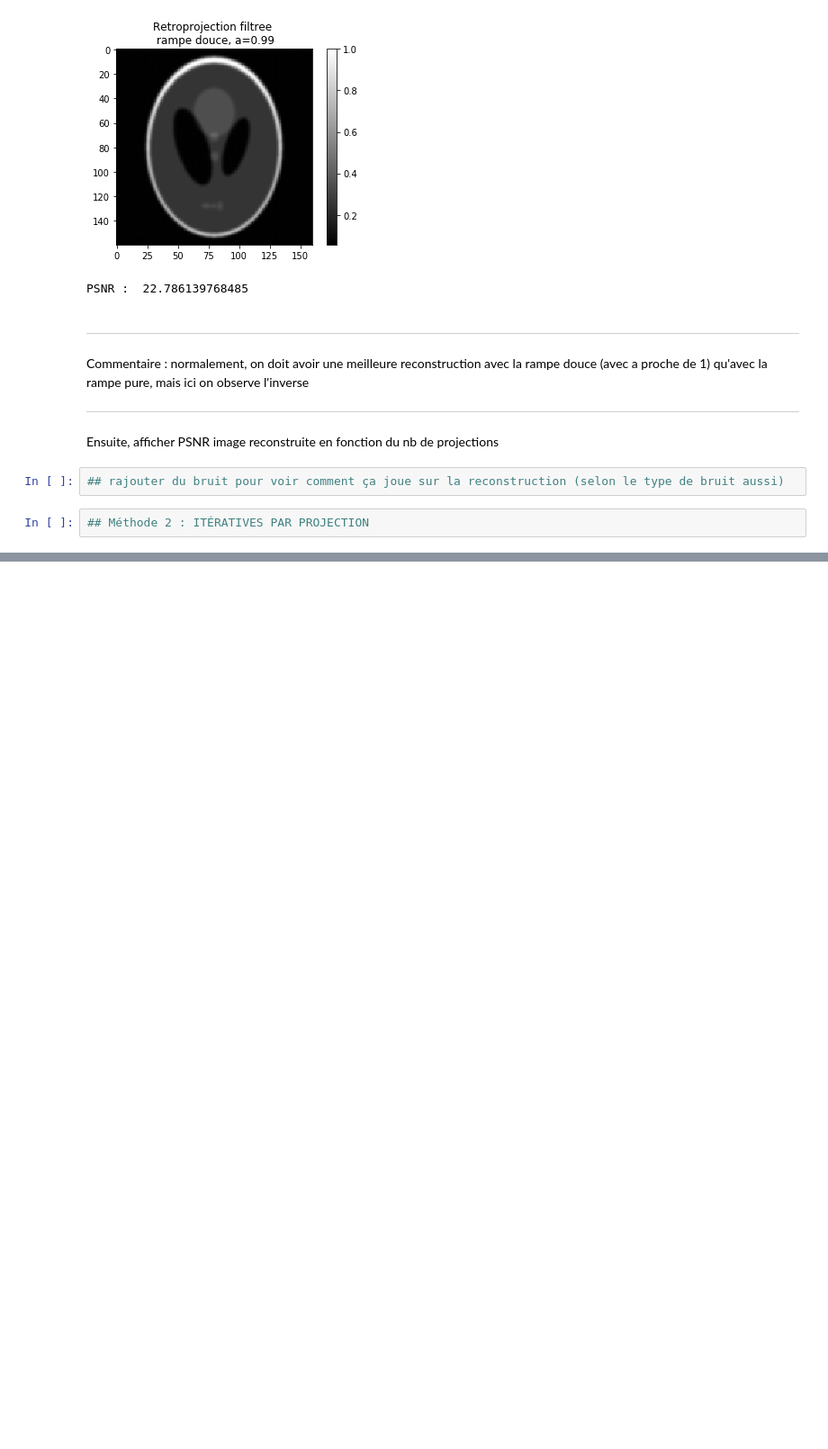
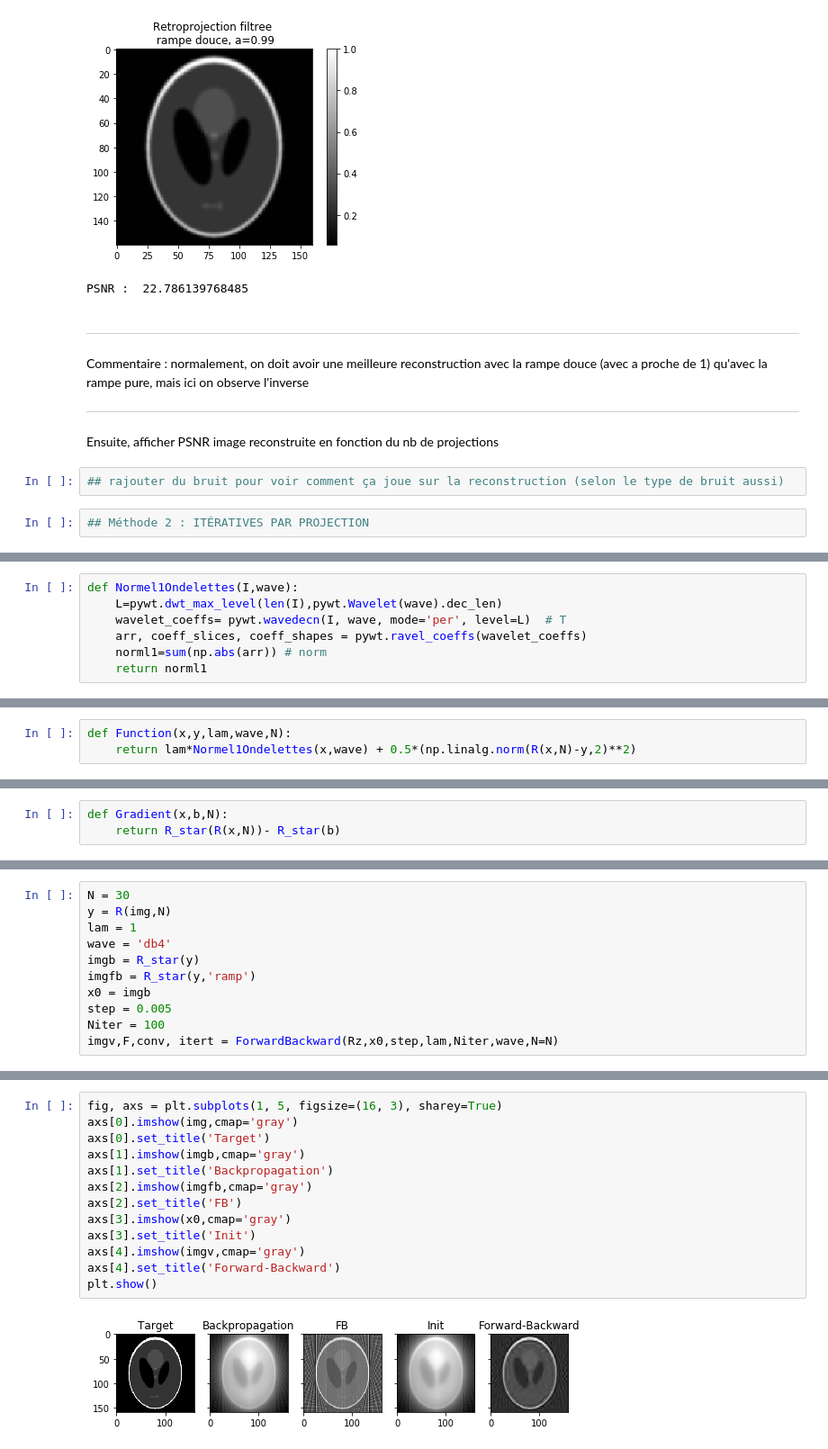
Before and after one commit to SimonTreil/Tomographie, a Jupyter notebook: Projet_Tomo_Zaza_1512.ipynb, the cells around one changed output, grey strips where cells are left out. Shown at 90% size. Saved outputs shown, nothing was run; the diff lists cells and outputs as text; blank space fills up the shorter version.

```diff
--- a/Projet_Tomo_Zaza_1512.ipynb
+++ b/Projet_Tomo_Zaza_1512.ipynb
@@ -581,0 +616,7 @@ Ensuite, afficher PSNR image reconstruite en fonction du nb de projections
+# %%
+def Normel1Ondelettes(I,wave):
+    L=pywt.dwt_max_level(len(I),pywt.Wavelet(wave).dec_len)
+    wavelet_coeffs= pywt.wavedecn(I, wave, mode='per', level=L)  # T
+    arr, coeff_slices, coeff_shapes = pywt.ravel_coeffs(wavelet_coeffs)
+    norml1=sum(np.abs(arr)) # norm
+    return norml1
@@ -581,0 +625,3 @@ Ensuite, afficher PSNR image reconstruite en fonction du nb de projections
+# %%
+def Function(x,y,lam,wave,N):
+    return lam*Normel1Ondelettes(x,wave) + 0.5*(np.linalg.norm(R(x,N)-y,2)**2)
@@ -581,0 +630,3 @@ Ensuite, afficher PSNR image reconstruite en fonction du nb de projections
+# %%
+def Gradient(x,b,N):
+    return R_star(R(x,N))- R_star(b)
@@ -581,0 +659,11 @@ Ensuite, afficher PSNR image reconstruite en fonction du nb de projections
+# %%
+N = 30
+y = R(img,N)
+lam = 1
+wave = 'db4'
+imgb = R_star(y)
+imgfb = R_star(y,'ramp')
+x0 = imgb
+step = 0.005
+Niter = 100
+imgv,F,conv, itert = ForwardBackward(Rz,x0,step,lam,Niter,wave,N=N)
@@ -581,0 +688,15 @@ Ensuite, afficher PSNR image reconstruite en fonction du nb de projections
+# %%
+fig, axs = plt.subplots(1, 5, figsize=(16, 3), sharey=True)
+axs[0].imshow(img,cmap='gray')
+axs[0].set_title('Target')
+axs[1].imshow(imgb,cmap='gray')
+axs[1].set_title('Backpropagation')
+axs[2].imshow(imgfb,cmap='gray')
+axs[2].set_title('FB')
+axs[3].imshow(x0,cmap='gray')
+axs[3].set_title('Init')
+axs[4].imshow(imgv,cmap='gray')
+axs[4].set_title('Forward-Backward')
+plt.show()
+# %% [output]
+[figure, added]
```
Also changed, not shown: parts of 34 cells of this notebook.
